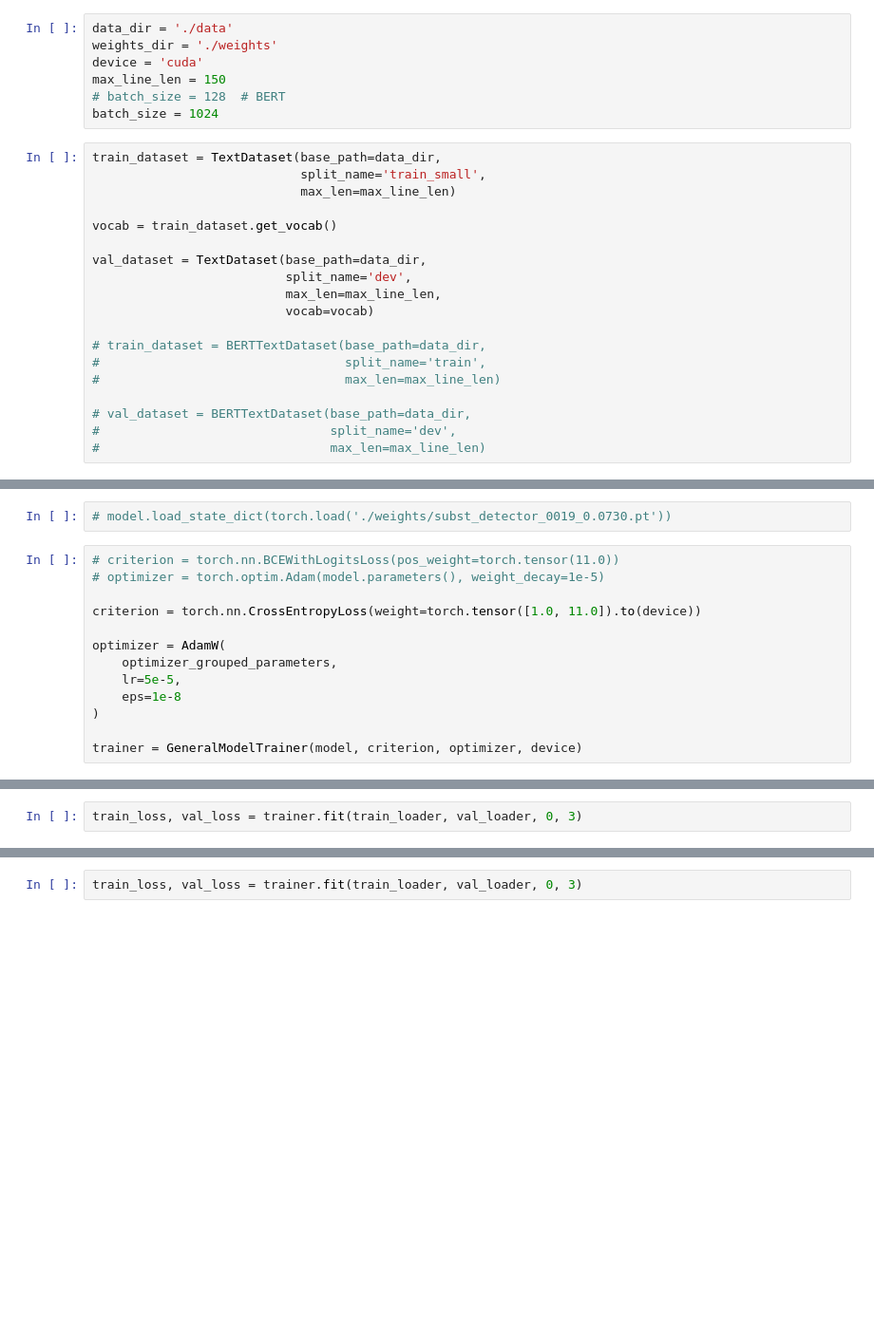
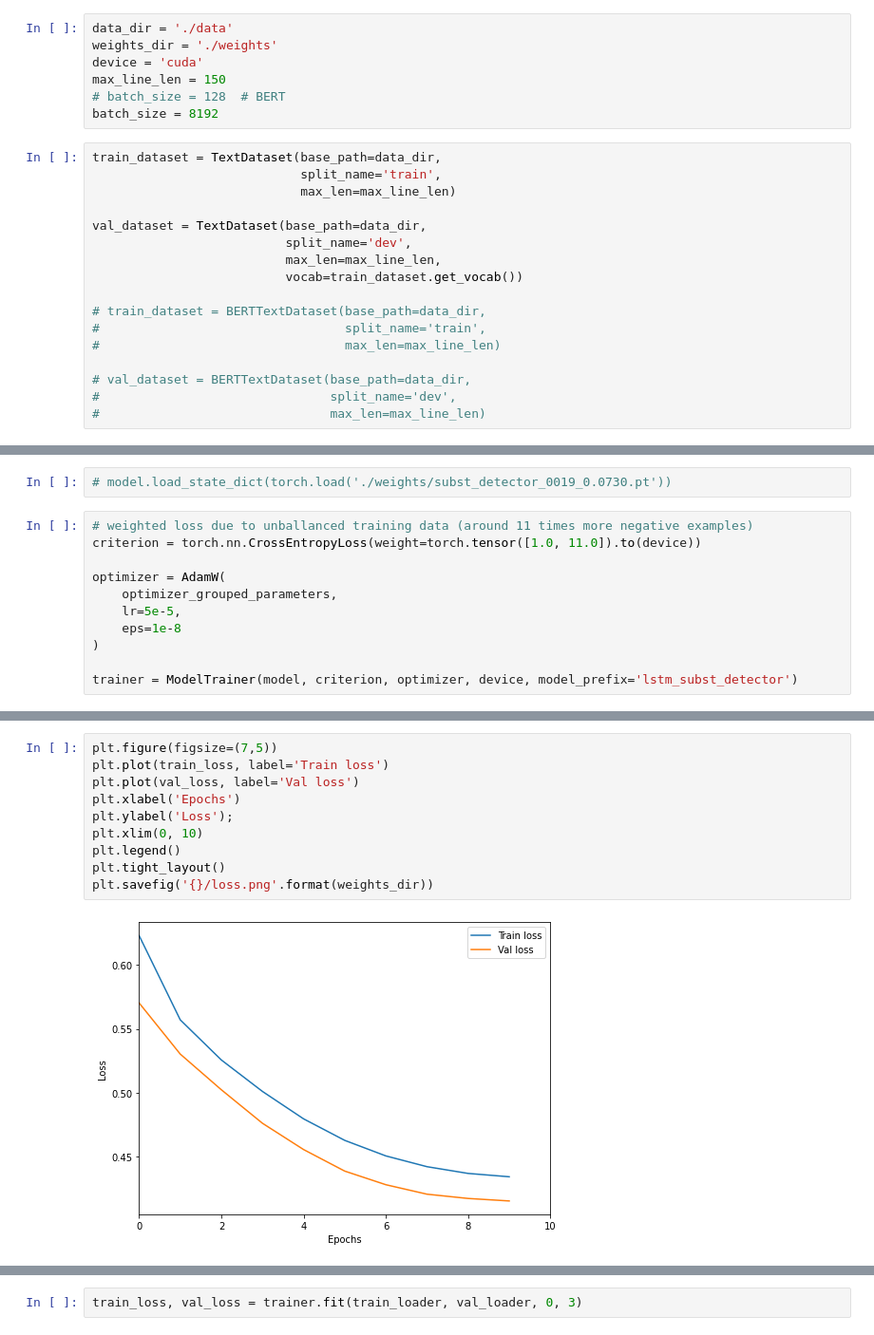
Before and after one commit to apelykh/substituted-words, a Jupyter notebook: training.ipynb, the cells around one changed output, grey strips where cells are left out. Shown at 95% size. Drawn from its saved outputs; the diff is of its cells as text; blank space fills up the shorter version.

Commit message:
An abstraction for LSTM inference created; cleaning up before submission

```diff
--- a/training.ipynb
+++ b/training.ipynb
@@ -23,18 +19,16 @@ weights_dir = './weights'
 device = 'cuda'
 max_line_len = 150
 # batch_size = 128  # BERT
-batch_size = 1024
+batch_size = 8192
 # %%
 train_dataset = TextDataset(base_path=data_dir,
-                            split_name='train_small',
+                            split_name='train',
                             max_len=max_line_len)
-
-vocab = train_dataset.get_vocab()
 
 val_dataset = TextDataset(base_path=data_dir,
                           split_name='dev',
                           max_len=max_line_len,
-                          vocab=vocab)
+                          vocab=train_dataset.get_vocab())
 
 # train_dataset = BERTTextDataset(base_path=data_dir,
 #                                 split_name='train',
@@ -156,9 +124,7 @@ else:
 # %%
 # model.load_state_dict(torch.load('./weights/subst_detector_0019_0.0730.pt'))
 # %%
-# criterion = torch.nn.BCEWithLogitsLoss(pos_weight=torch.tensor(11.0))
-# optimizer = torch.optim.Adam(model.parameters(), weight_decay=1e-5)
-
+# weighted loss due to unballanced training data (around 11 times more negative examples)
 criterion = torch.nn.CrossEntropyLoss(weight=torch.tensor([1.0, 11.0]).to(device))
 
 optimizer = AdamW(
@@ -167,5 +133,5 @@ optimizer = AdamW(
     eps=1e-8
 )
 
-trainer = GeneralModelTrainer(model, criterion, optimizer, device)
+trainer = ModelTrainer(model, criterion, optimizer, device, model_prefix='lstm_subst_detector')
 # %% [markdown]
@@ -196,2 +158,0 @@ KeyboardInterrupt:
-# %%
-train_loss, val_loss = trainer.fit(train_loader, val_loader, 0, 3)
@@ -215,0 +159,12 @@ Epoch 2 val loss: 0.0807
+# %%
+plt.figure(figsize=(7,5))
+plt.plot(train_loss, label='Train loss')
+plt.plot(val_loss, label='Val loss')
+plt.xlabel('Epochs')
+plt.ylabel('Loss');
+plt.xlim(0, 10)
+plt.legend()
+plt.tight_layout()
+plt.savefig('{}/loss.png'.format(weights_dir))
+# %% [output]
+[figure, added]
```
Also changed, not shown: parts of 13 cells of this notebook, 5 other files.
